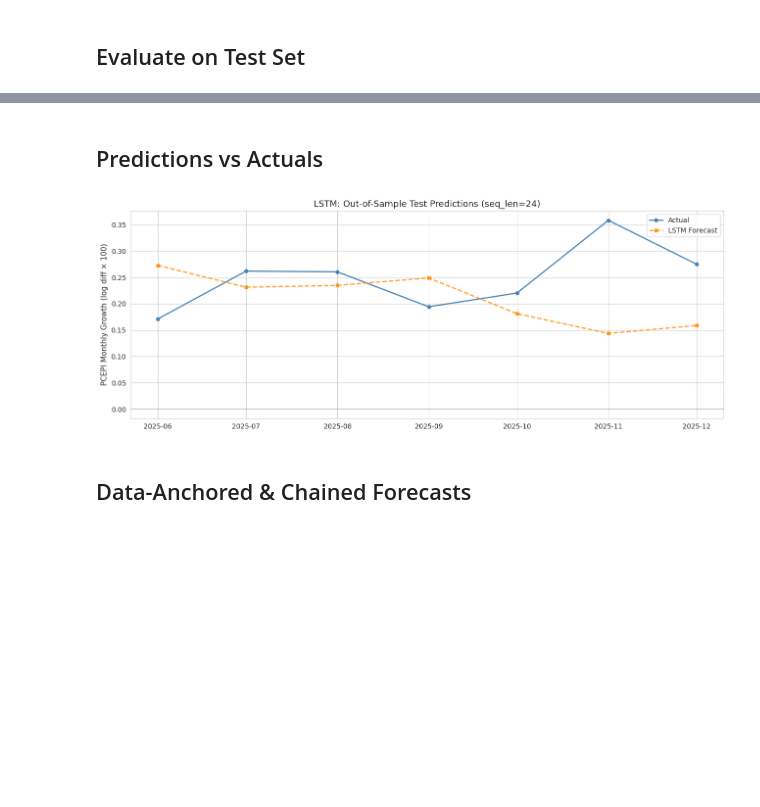
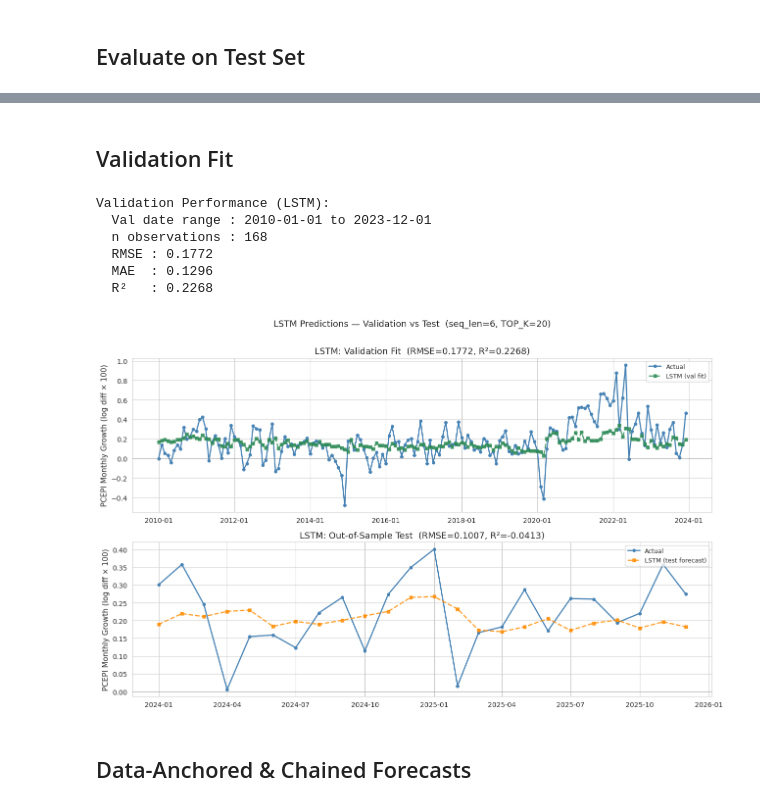
Before and after one commit to Holmes-rgb/Macro-Econ-ML, a Jupyter notebook: notebooks/inflation_forecasting_rnn.ipynb, the cells around one changed output, grey strips where cells are left out. Drawn from its saved outputs; the diff is of its cells as text; code cells hidden in the pictures; blank space fills up the shorter version.

Commit message:
Improve RNN with seed, tuning, hubert, graphing of validation

```diff
--- a/notebooks/inflation_forecasting_rnn.ipynb
+++ b/notebooks/inflation_forecasting_rnn.ipynb
@@ -24,14 +24,19 @@ from fred_md_utils import (
 configure_plots()
 VINTAGE_DIR, RESULTS_DIR = default_paths()
 
+# Reproducibility — must be set before any TF/Keras objects are created
+tf.random.set_seed(42)
+np.random.seed(42)
+
 # ── Parameters ──────────────────────────────────────────────────────────────
-SEQ_LEN       = 24    # months of history fed to the LSTM at each step
-LSTM_UNITS    = 64    # hidden units in the LSTM layer
-DROPOUT       = 0.2   # recurrent dropout rate
-EPOCHS        = 200   # max training epochs (EarlyStopping will cut this short)
-BATCH_SIZE    = 16
-PATIENCE      = 20    # EarlyStopping patience
-LEARNING_RATE = 1e-3
+SEQ_LEN       = 6    # months of history fed to the LSTM at each step
+LSTM_UNITS    = 32   # hidden units in the LSTM layer
+DROPOUT       = 0.3  # dropout rate on LSTM inputs
+EPOCHS        = 300  # max training epochs (EarlyStopping will cut this short)
+BATCH_SIZE    = 8    # small batches = more updates per epoch, better for small n
+PATIENCE      = 30   # EarlyStopping patience
+LEARNING_RATE = 3e-4 # lower LR reduces overshooting on small datasets
+TOP_K         = 20   # SelectKBest pre-filter: keep top-K features before LSTM
 
 print(f"TensorFlow version : {tf.__version__}")
 print(f"GPU available      : {bool(tf.config.list_physical_devices('GPU'))}")
@@ -294,23 +364,53 @@ Out-of-Sample Test Performance (LSTM):
 
 Metric scale: monthly log-diff × 100 (percentage points of monthly PCE inflation)
 # %% [markdown]
-## Predictions vs Actuals
+## Validation Fit
 # %%
-# y_test_seq is aligned to y_test.index (all test observations)
-test_dates = y_test.index
+# Evaluate on validation set to visualise in-sample fit before the test period.
+# All targets are now raw pp (no y_scaler), so val and test metrics are on the same scale.
+val_metrics, y_val_pred = forecaster.evaluate(X_val_seq, y_val.values)
 
-fig, ax = plt.subplots(figsize=(13, 5))
-ax.plot(test_dates, y_test_seq,  'o-', label='Actual',          linewidth=1.8, markersize=5, color='steelblue')
-ax.plot(test_dates, y_test_pred, 's--', label='LSTM Forecast',  linewidth=1.8, markersize=5, color='darkorange', alpha=0.85)
+print("Validation Performance (LSTM):")
+print(f"  Val date range : {y_val.index.min().date()} to {y_val.index.max().date()}")
+print(f"  n observations : {len(y_val.values)}")
+print(f"  RMSE : {val_metrics['rmse']:.4f}")
+print(f"  MAE  : {val_metrics['mae']:.4f}")
+print(f"  R²   : {val_metrics['r2']:.4f}")
+
+fig, axes = plt.subplots(2, 1, figsize=(13, 8), sharex=False)
+
+# --- Validation panel (raw scale) ---
+ax = axes[0]
+ax.plot(y_val.index, y_val.values, 'o-', label='Actual',          linewidth=1.8, markersize=4, color='steelblue')
+ax.plot(y_val.index, y_val_pred,   's--', label='LSTM (val fit)', linewidth=1.8, markersize=4, color='seagreen', alpha=0.85)
 ax.axhline(0, color='grey', linewidth=0.5)
-ax.set_title(f'LSTM: Out-of-Sample Test Predictions (seq_len={SEQ_LEN})')
-ax.set_ylabel('PCEPI Monthly Growth (log diff \u00d7 100)')
-ax.legend()
+ax.set_title(f'LSTM: Validation Fit  (RMSE={val_metrics["rmse"]:.4f}, R²={val_metrics["r2"]:.4f})')
+ax.set_ylabel('PCEPI Monthly Growth (log diff × 100)')
+ax.legend(loc='upper right', fontsize=9)
 ax.xaxis.set_major_formatter(mdates.DateFormatter('%Y-%m'))
+
+# --- Test panel (raw scale) ---
+ax = axes[1]
+ax.plot(y_test.index, y_test_seq,  'o-', label='Actual',               linewidth=1.8, markersize=4, color='steelblue')
+ax.plot(y_test.index, y_test_pred, 's--', label='LSTM (test forecast)', linewidth=1.8, markersize=4, color='darkorange', alpha=0.85)
+ax.axhline(0, color='grey', linewidth=0.5)
+ax.set_title(f'LSTM: Out-of-Sample Test  (RMSE={test_metrics["rmse"]:.4f}, R²={test_metrics["r2"]:.4f})')
+ax.set_ylabel('PCEPI Monthly Growth (log diff × 100)')
+ax.legend(loc='upper right', fontsize=9)
+ax.xaxis.set_major_formatter(mdates.DateFormatter('%Y-%m'))
+
+fig.suptitle(f'LSTM Predictions — Validation vs Test  (seq_len={SEQ_LEN}, TOP_K={TOP_K})',
+             fontsize=13, y=1.01)
 fig.tight_layout()
 plt.show()
 # %% [output]
+Validation Performance (LSTM):
+  Val date range : 2010-01-01 to 2023-12-01
+  n observations : 168
+  RMSE : 0.1772
+  MAE  : 0.1296
+  R²   : 0.2268
-[figure, old version]
+[figure, new version]
 # %% [markdown]
 ## Data-Anchored & Chained Forecasts
 # %%
```
Also changed, not shown: parts of 14 cells of this notebook.
